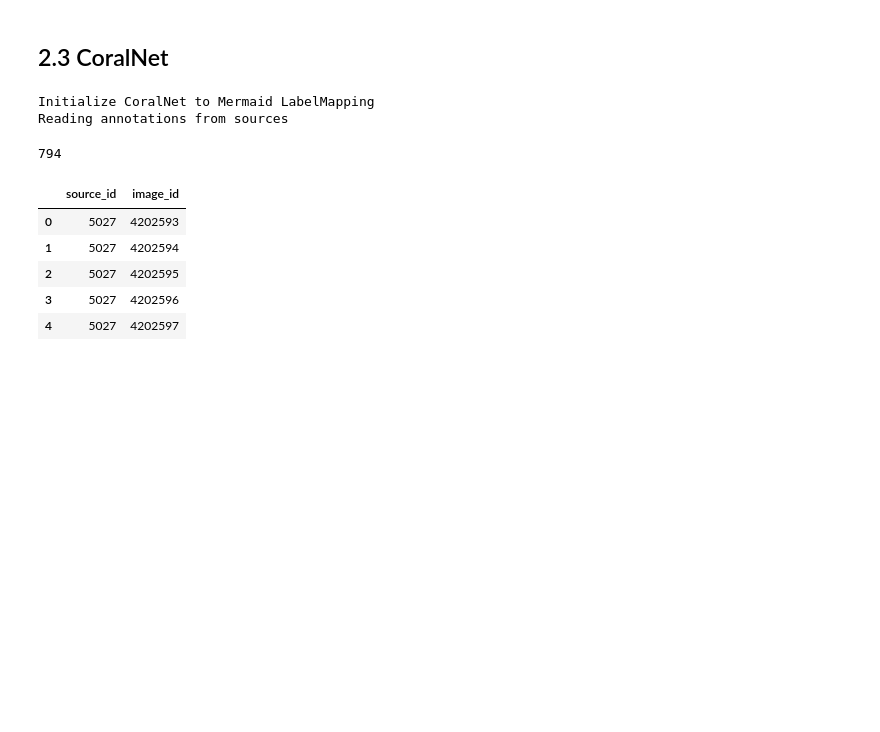
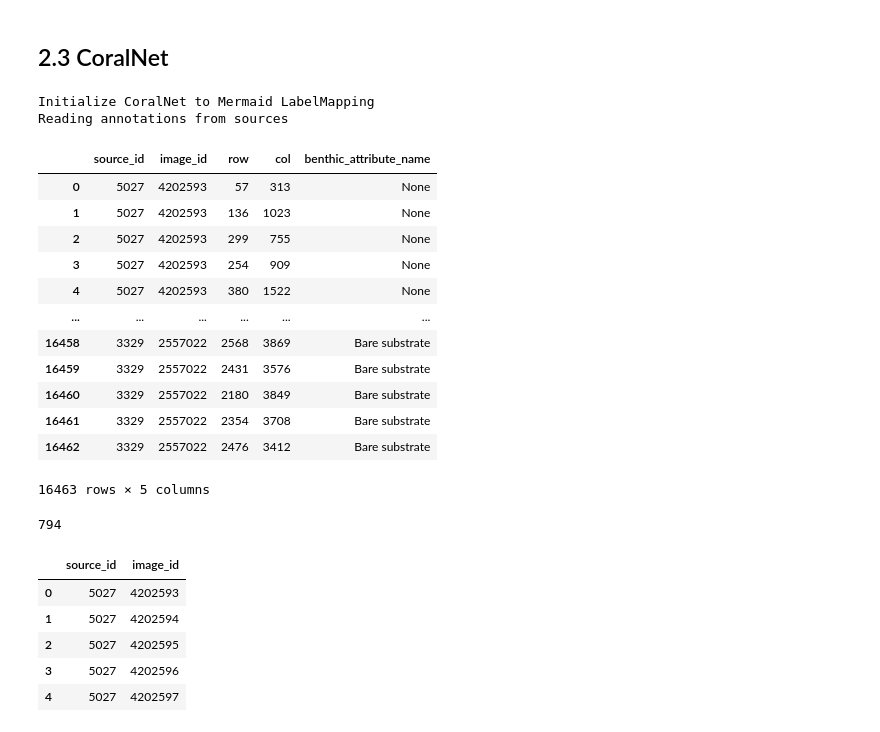
Before and after one commit to data-mermaid/mermaid-segmentation, a Jupyter notebook: nbs/Dataset_Exploration.ipynb, the cells around one changed output. Drawn from its saved outputs; the diff is of its cells as text; code cells hidden in the pictures; blank space fills up the shorter version.

```diff
--- a/nbs/Dataset_Exploration.ipynb
+++ b/nbs/Dataset_Exploration.ipynb
@@ -659,6 +659,22 @@ dataset = CoralNetDataset(source_ids=[5027, 23, 3329])
 # %% [output]
 Initialize CoralNet to Mermaid LabelMapping
 Reading annotations from sources
+# %%
+dataset.df_annotations
+# %% [output]
+|  | source_id | image_id | row | col | benthic_attribute_name |
+| 0 | 5027 | 4202593 | 57 | 313 | None |
+| 1 | 5027 | 4202593 | 136 | 1023 | None |
+| 2 | 5027 | 4202593 | 299 | 755 | None |
+| 3 | 5027 | 4202593 | 254 | 909 | None |
+| 4 | 5027 | 4202593 | 380 | 1522 | None |
+| ... | ... | ... | ... | ... | ... |
+| 16458 | 3329 | 2557022 | 2568 | 3869 | Bare substrate |
+| 16459 | 3329 | 2557022 | 2431 | 3576 | Bare substrate |
+| 16460 | 3329 | 2557022 | 2180 | 3849 | Bare substrate |
+| 16461 | 3329 | 2557022 | 2354 | 3708 | Bare substrate |
+| 16462 | 3329 | 2557022 | 2476 | 3412 | Bare substrate |
+16463 rows × 5 columns
 # %%
 len(dataset)
 # %% [output]
```
Also changed, not shown: parts of 12 cells of this notebook.
